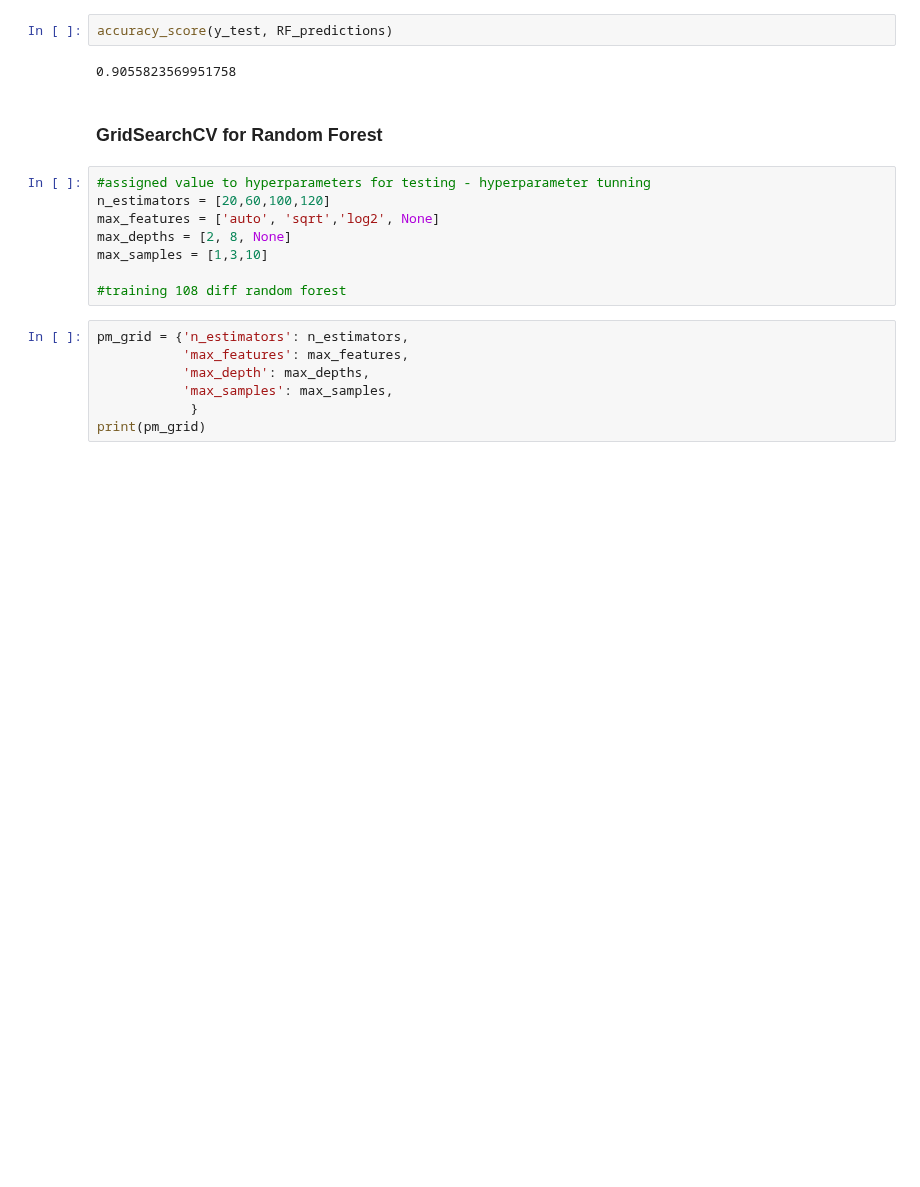
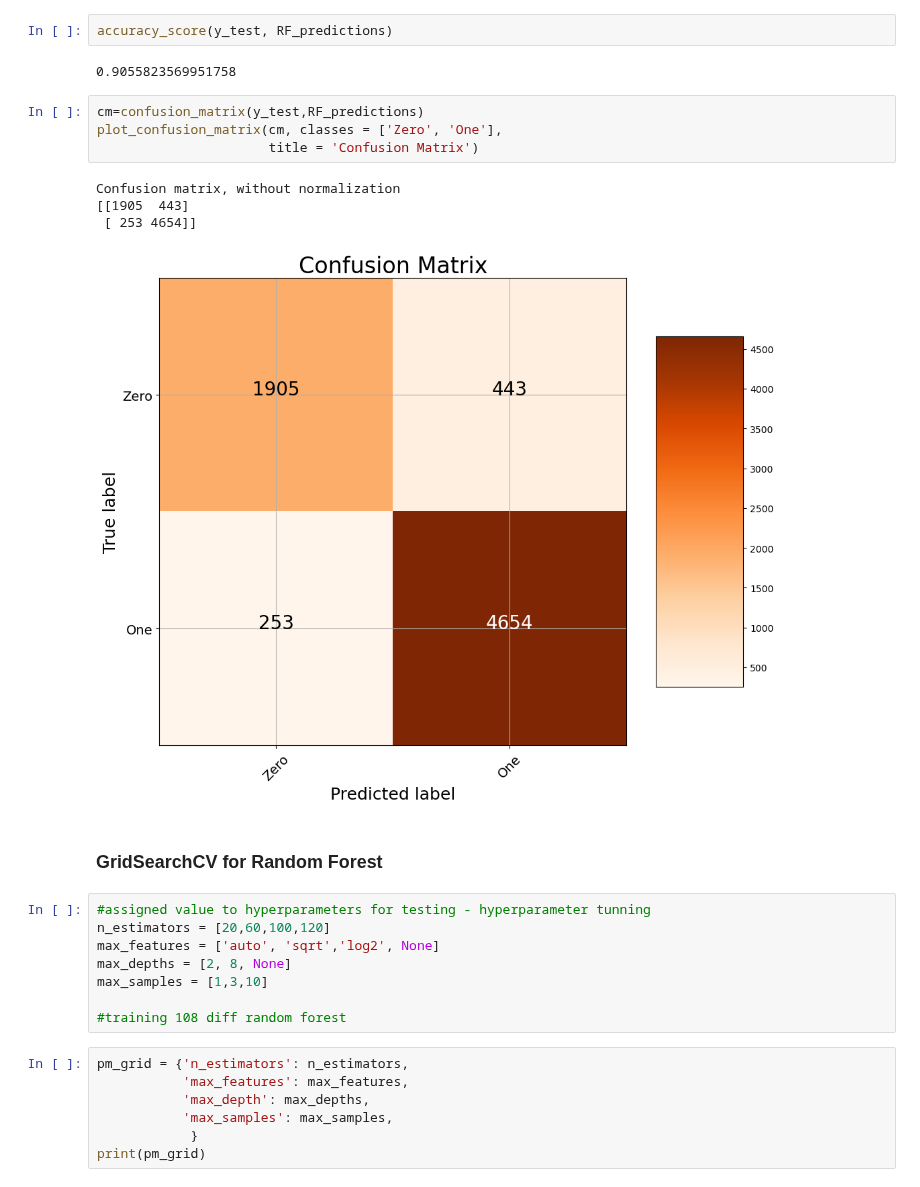
Before and after one commit to jorgeluisgalarraga/hotel_reservation_predictions, a Jupyter notebook: Hotel_Reservations_Prediction.ipynb, the cells around one changed output. Drawn from its saved outputs; the diff is of its cells as text; blank space fills up the shorter version.

Commit message:
updating Confusion matrix

```diff
--- a/Hotel_Reservations_Prediction.ipynb
+++ b/Hotel_Reservations_Prediction.ipynb
@@ -649,4 +737,13 @@ print(confusion_matrix(y_test,RF_predictions))
 accuracy_score(y_test, RF_predictions)
 # %% [output]
 0.9055823569951758
+# %%
+cm=confusion_matrix(y_test,RF_predictions)
+plot_confusion_matrix(cm, classes = ['Zero', 'One'],
+                      title = 'Confusion Matrix')
+# %% [output]
+Confusion matrix, without normalization
+[[1905  443]
+ [ 253 4654]]
+[figure, added]
 # %% [markdown]
```
Also changed, not shown: parts of 32 cells of this notebook.
